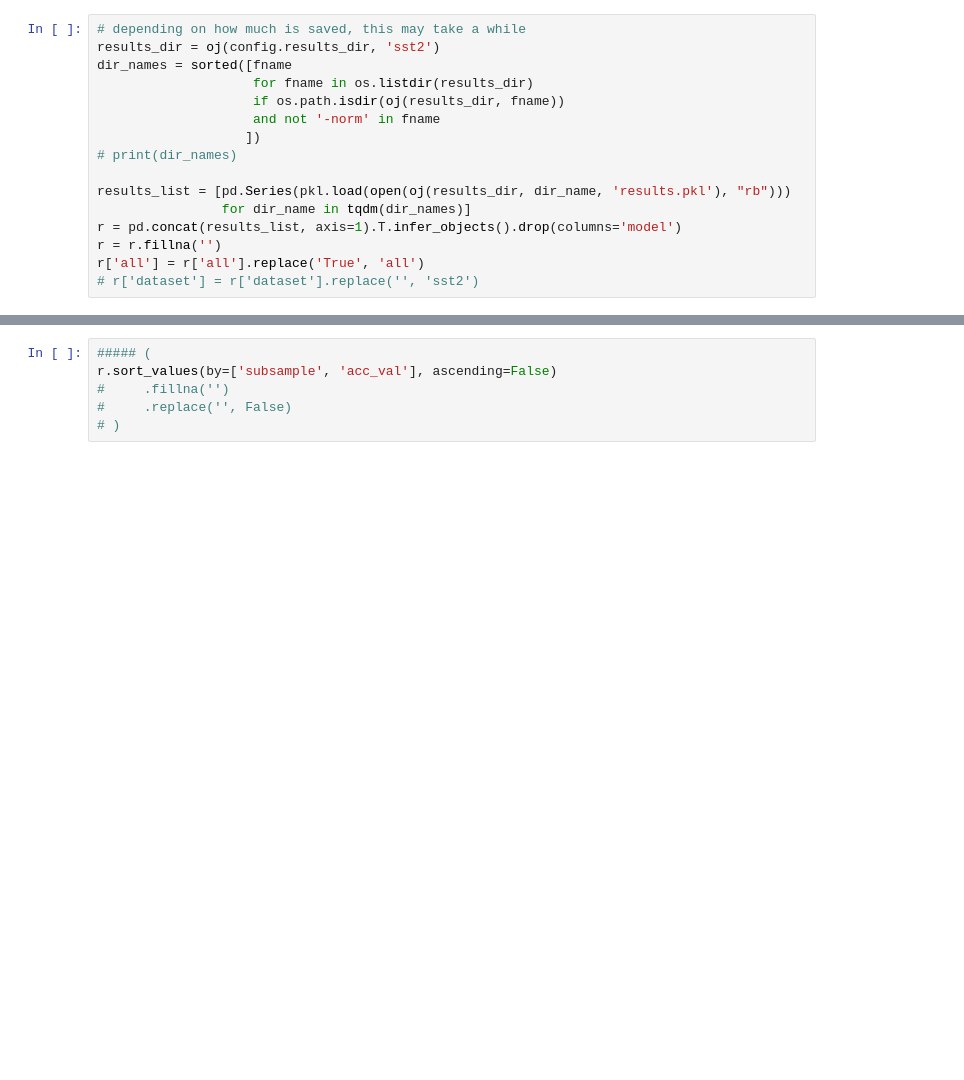
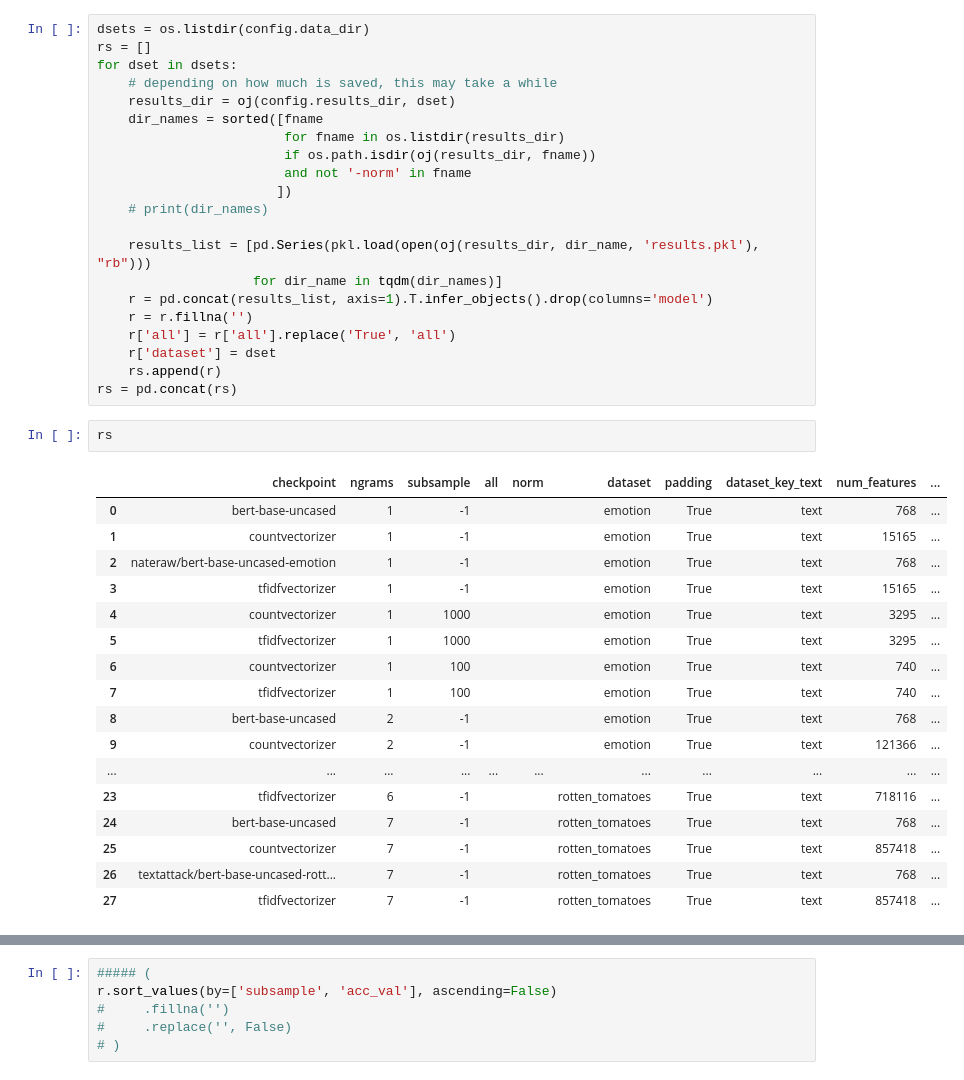
Before and after one commit to csinva/imodelsX, a Jupyter notebook: 05_analyze_results.ipynb, the cells around one changed output, grey strips where cells are left out. Drawn from its saved outputs; the diff is of its cells as text; blank space fills up the shorter version.

```diff
--- a/05_analyze_results.ipynb
+++ b/05_analyze_results.ipynb
@@ -23,17 +26,42 @@ pd.set_option('display.max_rows', None)
 # %%
-# depending on how much is saved, this may take a while
-results_dir = oj(config.results_dir, 'sst2')
-dir_names = sorted([fname
-                    for fname in os.listdir(results_dir)
-                    if os.path.isdir(oj(results_dir, fname))
-                    and not '-norm' in fname
-                   ])
-# print(dir_names)
+dsets = os.listdir(config.data_dir)
+rs = []
+for dset in dsets:
+    # depending on how much is saved, this may take a while
+    results_dir = oj(config.results_dir, dset)
+    dir_names = sorted([fname
+                        for fname in os.listdir(results_dir)
+                        if os.path.isdir(oj(results_dir, fname))
+                        and not '-norm' in fname
+                       ])
+    # print(dir_names)
 
-results_list = [pd.Series(pkl.load(open(oj(results_dir, dir_name, 'results.pkl'), "rb")))
-                for dir_name in tqdm(dir_names)]
-r = pd.concat(results_list, axis=1).T.infer_objects().drop(columns='model')
-r = r.fillna('')
-r['all'] = r['all'].replace('True', 'all')
-# r['dataset'] = r['dataset'].replace('', 'sst2')
+    results_list = [pd.Series(pkl.load(open(oj(results_dir, dir_name, 'results.pkl'), "rb")))
+                    for dir_name in tqdm(dir_names)]
+    r = pd.concat(results_list, axis=1).T.infer_objects().drop(columns='model')
+    r = r.fillna('')
+    r['all'] = r['all'].replace('True', 'all')
+    r['dataset'] = dset
+    rs.append(r)
+rs = pd.concat(rs)
+# %%
+rs
+# %% [output]
+|  | checkpoint | ngrams | subsample | all | norm | dataset | padding | dataset_key_text | num_features | ... |
+| 0 | bert-base-uncased | 1 | -1 |  |  | emotion | True | text | 768 | ... |
+| 1 | countvectorizer | 1 | -1 |  |  | emotion | True | text | 15165 | ... |
+| 2 | nateraw/bert-base-uncased-emotion | 1 | -1 |  |  | emotion | True | text | 768 | ... |
+| 3 | tfidfvectorizer | 1 | -1 |  |  | emotion | True | text | 15165 | ... |
+| 4 | countvectorizer | 1 | 1000 |  |  | emotion | True | text | 3295 | ... |
+| 5 | tfidfvectorizer | 1 | 1000 |  |  | emotion | True | text | 3295 | ... |
+| 6 | countvectorizer | 1 | 100 |  |  | emotion | True | text | 740 | ... |
+| 7 | tfidfvectorizer | 1 | 100 |  |  | emotion | True | text | 740 | ... |
+| 8 | bert-base-uncased | 2 | -1 |  |  | emotion | True | text | 768 | ... |
+| 9 | countvectorizer | 2 | -1 |  |  | emotion | True | text | 121366 | ... |
+| ... | ... | ... | ... | ... | ... | ... | ... | ... | ... | ... |
+| 23 | tfidfvectorizer | 6 | -1 |  |  | rotten_tomatoes | True | text | 718116 | ... |
+| 24 | bert-base-uncased | 7 | -1 |  |  | rotten_tomatoes | True | text | 768 | ... |
+| 25 | countvectorizer | 7 | -1 |  |  | rotten_tomatoes | True | text | 857418 | ... |
+| 26 | textattack/bert-base-uncased-rott... | 7 | -1 |  |  | rotten_tomatoes | True | text | 768 | ... |
+| 27 | tfidfvectorizer | 7 | -1 |  |  | rotten_tomatoes | True | text | 857418 | ... |
 # %%
```
Also changed, not shown: parts of 2 cells of this notebook, 2 other files.
